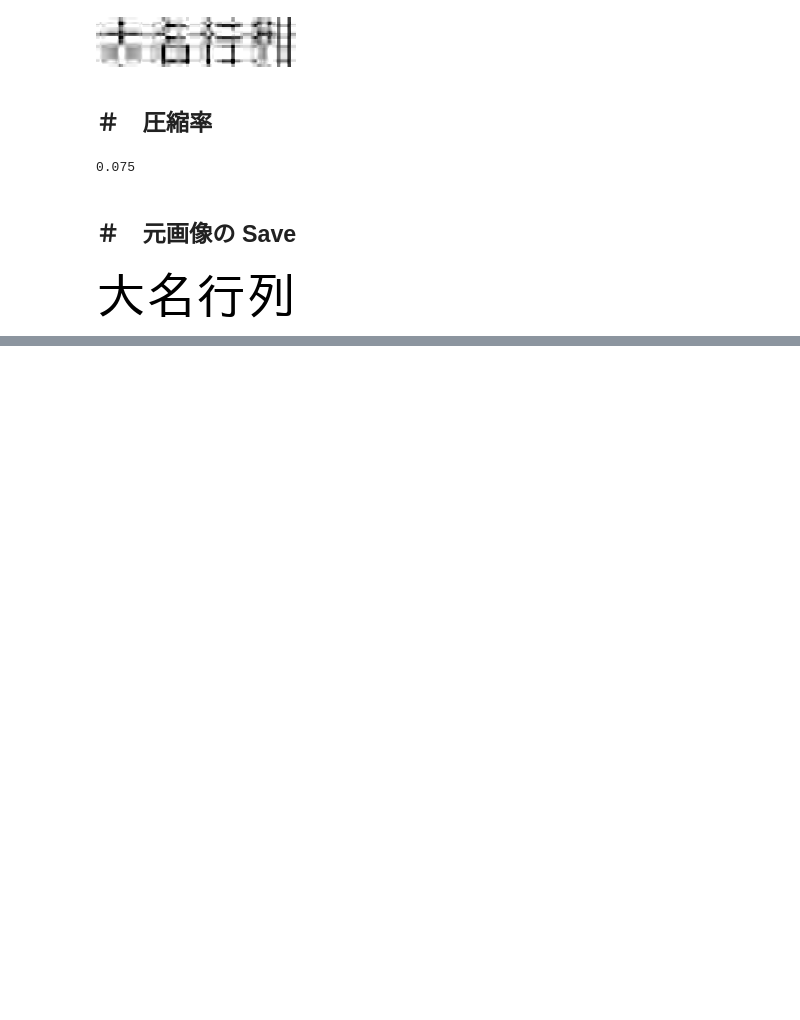
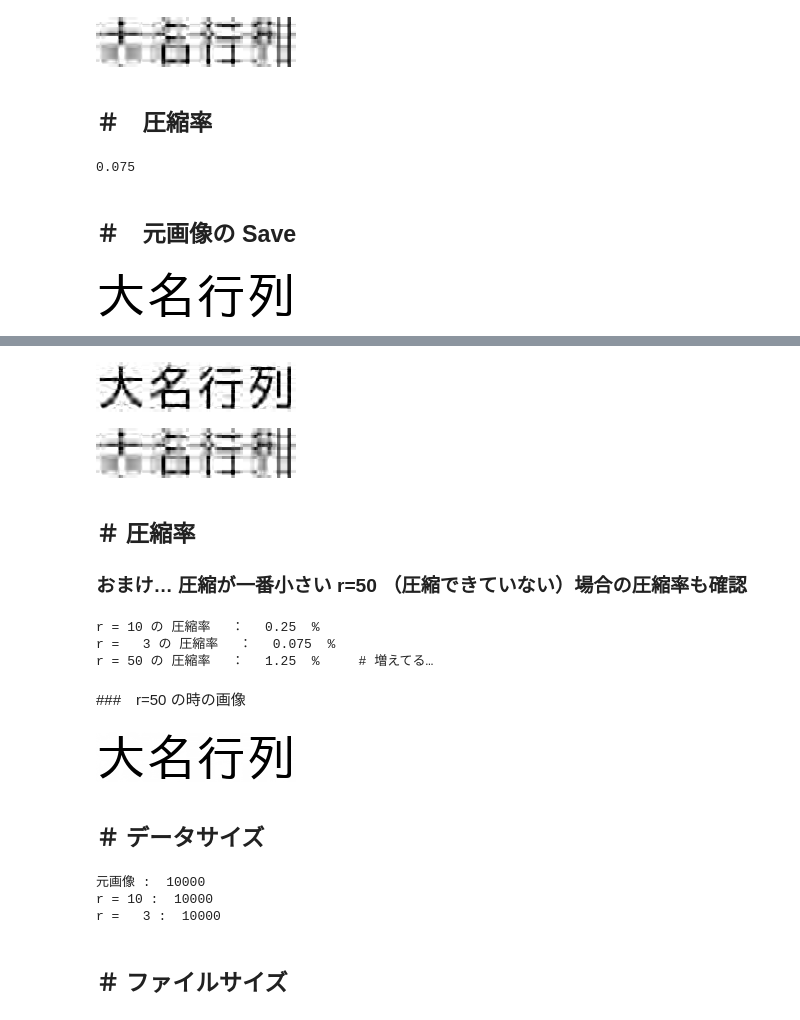
Before and after one commit to takky0330/Colab, a Jupyter notebook: 大名行列.ipynb, the cells around one changed output, grey strips where cells are left out. Drawn from its saved outputs; the diff is of its cells as text; code cells hidden in the pictures; blank space fills up the shorter version.

```diff
--- a/大名行列.ipynb
+++ b/大名行列.ipynb
@@ -127,3 +133,49 @@ img
+# %%
+img10
+# %% [output]
+[figure, added]
+# %%
+img3
+# %% [output]
+[figure, added]
+# %% [markdown]
+## **＃ 圧縮率**
+### **おまけ… 圧縮が一番小さい r=50 （圧縮できていない）場合の圧縮率も確認**
+# %%
+print("r = 10 の 圧縮率 　：　", (A10.size + B10.size)/data.size, " %")
+print("r =   3 の 圧縮率 　：　", (A3.size + B3.size)/data.size, " %")
+r = 50
+ur = u[:, :r]
+sr = np.diag(np.sqrt(s[:r]))
+vr = v[:r, :]
+A50 = ur @ sr
+B50 = sr @ vr
+print("r = 50 の 圧縮率 　：　", (A50.size + B50.size)/data.size, " %　　　# 増えてる…")
+# %% [output]
+r = 10 の 圧縮率 　：　 0.25  %
+r =   3 の 圧縮率 　：　 0.075  %
+r = 50 の 圧縮率 　：　 1.25  %　　　# 増えてる…
+# %% [markdown]
+###　r=50 の時の画像
+# %%
+b50 = np.asarray(A50 @ B50)
+b50 = np.clip(b50, 0, 255)
+Image.fromarray(np.uint8(b50))
+# %% [output]
+[figure, added]
+# %% [markdown]
+## **＃ データサイズ**
+# %%
+import sys
+print("元画像 : ", data.size)
+print("r = 10 : ", b10.size)
+print("r =   3 : ", b3.size)
+# %% [output]
+元画像 :  10000
+r = 10 :  10000
+r =   3 :  10000
+# %% [markdown]
+## **＃ ファイルサイズ**
 # %%
 !ls -al | grep 大名行列
 # %% [output]
```
Also changed, not shown: parts of 6 cells of this notebook.
